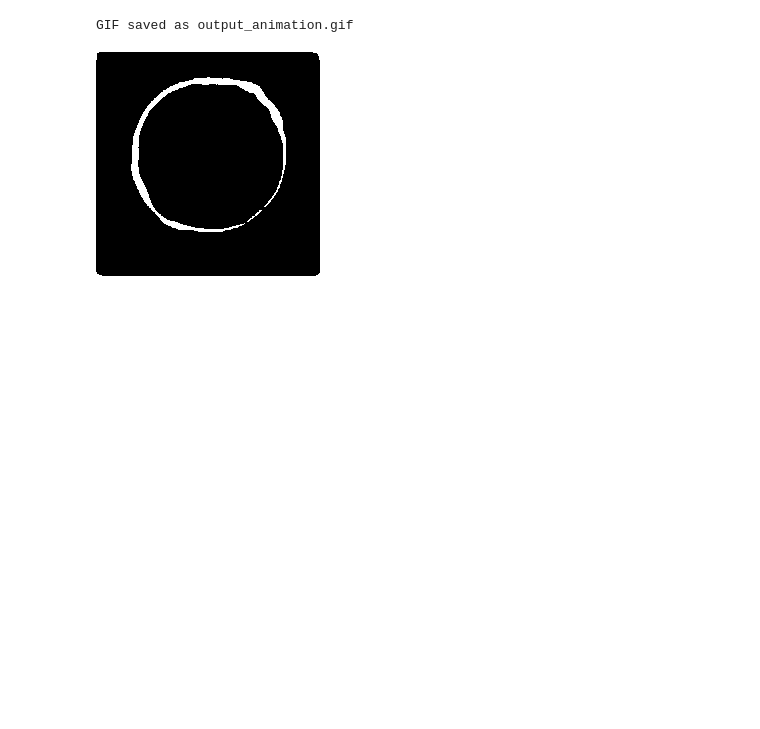
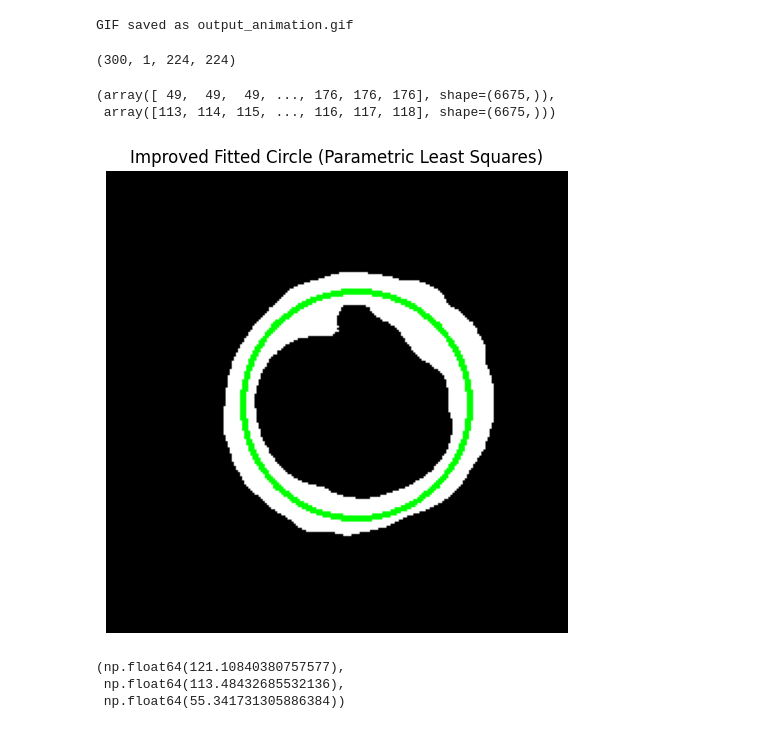
Before and after one commit to tsak1998/pronuclei_extraction, a Jupyter notebook: cellforge/segmentation/extract_masks.ipynb, the cells around one changed output. Saved outputs shown, nothing was run; the diff lists cells and outputs as text; code cells hidden in the pictures; blank space fills up the shorter version.

Commit message:
extracting large sample

```diff
--- a/cellforge/segmentation/extract_masks.ipynb
+++ b/cellforge/segmentation/extract_masks.ipynb
@@ -53,17 +56,17 @@ whole_model = smp.Unet(
 # %%
 inner_model.load_state_dict(
     torch.load(
-        '/Users/tsakalis/ntua/cellforge/cellforge/segmentation/model_weights/inner_embryo.pt'
+        model_weights_pth/'inner_embryo.pt', map_location='cpu'
     ))
 
 whole_model.load_state_dict(
     torch.load(
-        '/Users/tsakalis/ntua/cellforge/cellforge/segmentation/model_weights/full_embryo.pt'
+        model_weights_pth/'full_embryo.pt', map_location='cpu'
     ))
 # %% [output]
 <All keys matched successfully>
 # %%
-device = 'mps'
+device = 'cpu'
 
 inner_model.eval()
 whole_model.eval()
@@ -93,14 +96,17 @@ def tensor_to_numpy(tensor):
     return tensor.detach().cpu().numpy()
 # %%
 from tqdm import tqdm
+# %%
+inner_model_compiled = torch.compile(inner_model)
+whole_model_compiled = torch.compile(whole_model)
 # %%
 all_zps = []
 for batch in tqdm(dataloader):
 
-    mask_inner = torch.sigmoid(inner_model(batch.to(device)))
-    mask_whole = torch.sigmoid(whole_model(batch.to(device)))
+    mask_inner = torch.sigmoid(inner_model_compiled(batch.to(device)))
+    mask_whole = torch.sigmoid(whole_model_compiled(batch.to(device)))
 
-    zps = mask_whole - mask_inner
+    zps = (mask_whole>0.5).double() - (mask_inner>0.5).double()
 
     all_zps.append(tensor_to_numpy(zps))
 # %%
@@ -167,7 +173,3 @@ images[0].save(
 print(f"GIF saved as {output_gif}")
 # %% [output]
 GIF saved as output_animation.gif
-# %%
-images[-10]
-# %% [output]
-[figure, removed]
@@ -173,0 +178,59 @@ images[-10]
+# %%
+binary_mask.shape
+# %% [output]
+(300, 1, 224, 224)
+# %%
+np.where(binary_mask[0,0] == 255)
+# %% [output]
+(array([ 49,  49,  49, ..., 176, 176, 176], shape=(6675,)),
+ array([113, 114, 115, ..., 116, 117, 118], shape=(6675,)))
+# %%
+from scipy.optimize import leastsq
+
+def algebraic_circle_fit(x, y):
+    """
+    Perform least-squares fitting of a circle to given (x, y) points.
+    Returns the center (xc, yc) and radius r.
+    """
+    def calc_radius(xc, yc):
+        return np.sqrt((x - xc)**2 + (y - yc)**2)
+
+    def cost(params):
+        xc, yc = params
+        radii = calc_radius(xc, yc)
+        return radii - radii.mean()
+
+    # Initial guess for the center
+    x_m, y_m = np.mean(x), np.mean(y)
+    center, _ = leastsq(cost, (x_m, y_m))
+    xc, yc = center
+    radii = calc_radius(xc, yc)
+    r = radii.mean()
+    return xc, yc, r
+
+# Extract points from the binary mask (white pixels)
+y_coords, x_coords = np.where(binary_mask[0,0] == 255)
+
+# Fit a parametric circle to the data
+xc, yc, radius = algebraic_circle_fit(x_coords, y_coords)
+
+# Create an overlay with the fitted parametric circle
+overlay_image = np.dstack([binary_mask[0,0]] * 3)  # Convert to RGB
+
+# Draw the fitted circle
+cv2.circle(overlay_image, (int(xc), int(yc)), int(radius), (0, 255, 0), 2)  # Green
+
+# Display the result
+fig, ax = plt.subplots(figsize=(6, 6))
+ax.imshow(overlay_image)
+ax.set_title("Improved Fitted Circle (Parametric Least Squares)")
+plt.axis("off")
+plt.show()
+
+# Return circle parameters for verification
+xc, yc, radius
+# %% [output]
+[figure, added]
+(np.float64(121.10840380757577),
+ np.float64(113.48432685532136),
+ np.float64(55.341731305886384))
```
Also changed, not shown: parts of 12 cells of this notebook, 5 other files.
